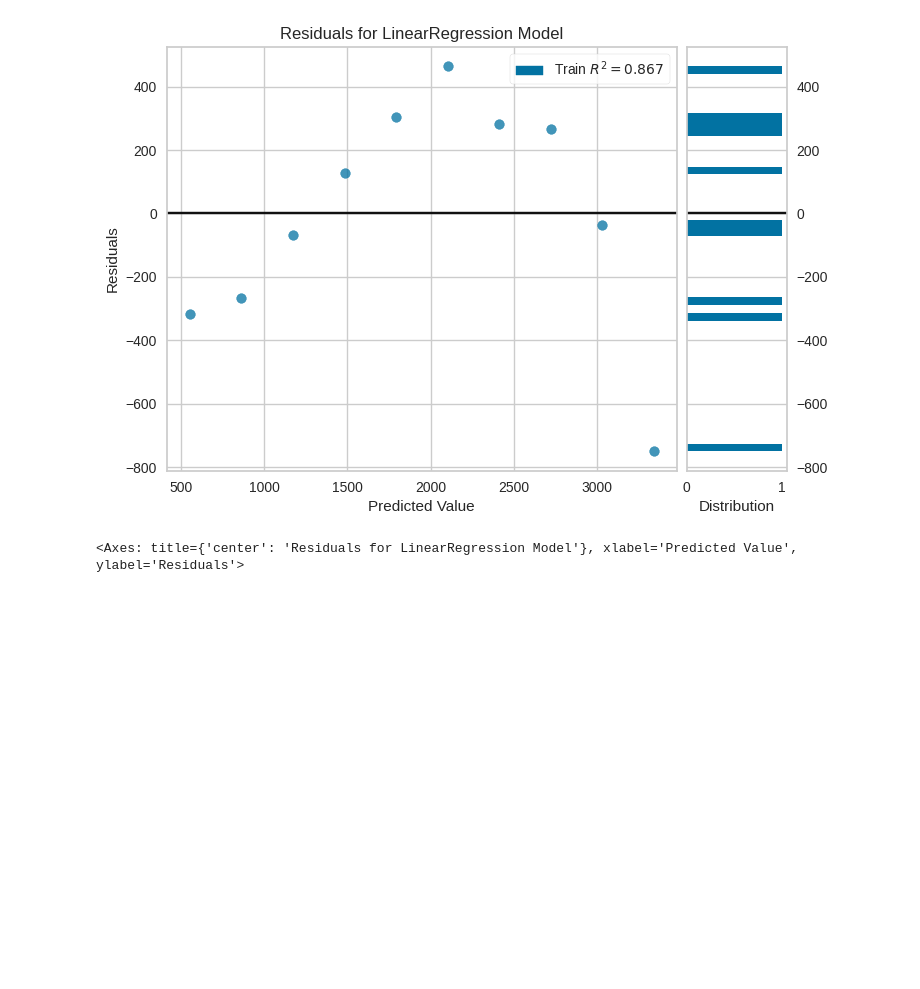
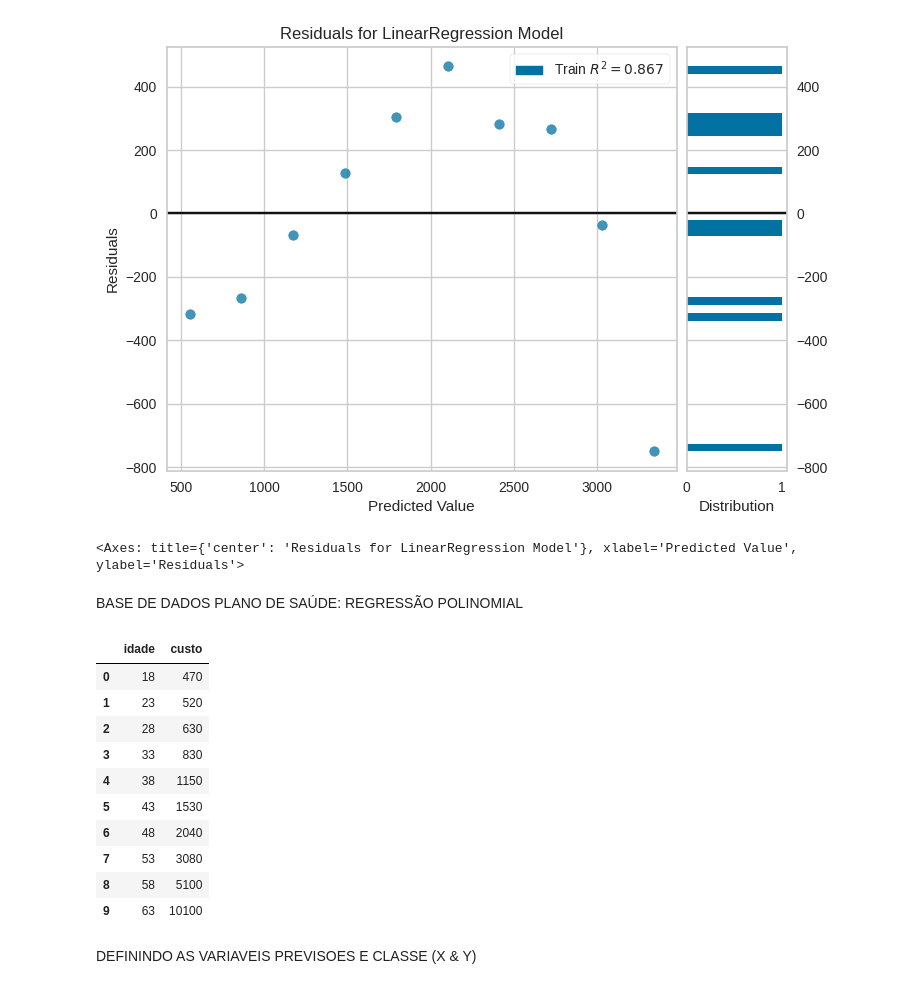
Before and after one commit to LucasMonteiroBastos/REGRESSAO_PLANO_DE_SAUDE, a Jupyter notebook: REGRESSÃO_PLANO_DE_SAÚDE.ipynb, the cells around one changed output. Saved outputs shown, nothing was run; the diff lists cells and outputs as text; code cells hidden in the pictures; blank space fills up the shorter version.

Commit message:
Implementando a regressão polinomial

```diff
--- a/REGRESSÃO_PLANO_DE_SAÚDE.ipynb
+++ b/REGRESSÃO_PLANO_DE_SAÚDE.ipynb
@@ -119,3 +119,22 @@ visualizador.poof()
 # %% [output]
 [figure]
 <Axes: title={'center': 'Residuals for LinearRegression Model'}, xlabel='Predicted Value', ylabel='Residuals'>
+# %% [markdown]
+BASE DE DADOS PLANO DE SAÚDE: REGRESSÃO POLINOMIAL
+# %%
+base_plano_saude2 = pd.read_csv('/content/plano_saude2.csv')
+base_plano_saude2
+# %% [output]
+|  | idade | custo |
+| 0 | 18 | 470 |
+| 1 | 23 | 520 |
+| 2 | 28 | 630 |
+| 3 | 33 | 830 |
+| 4 | 38 | 1150 |
+| 5 | 43 | 1530 |
+| 6 | 48 | 2040 |
+| 7 | 53 | 3080 |
+| 8 | 58 | 5100 |
+| 9 | 63 | 10100 |
+# %% [markdown]
+DEFININDO AS VARIAVEIS PREVISOES E CLASSE (X & Y)
```
Also changed, not shown: parts of 13 cells of this notebook.
